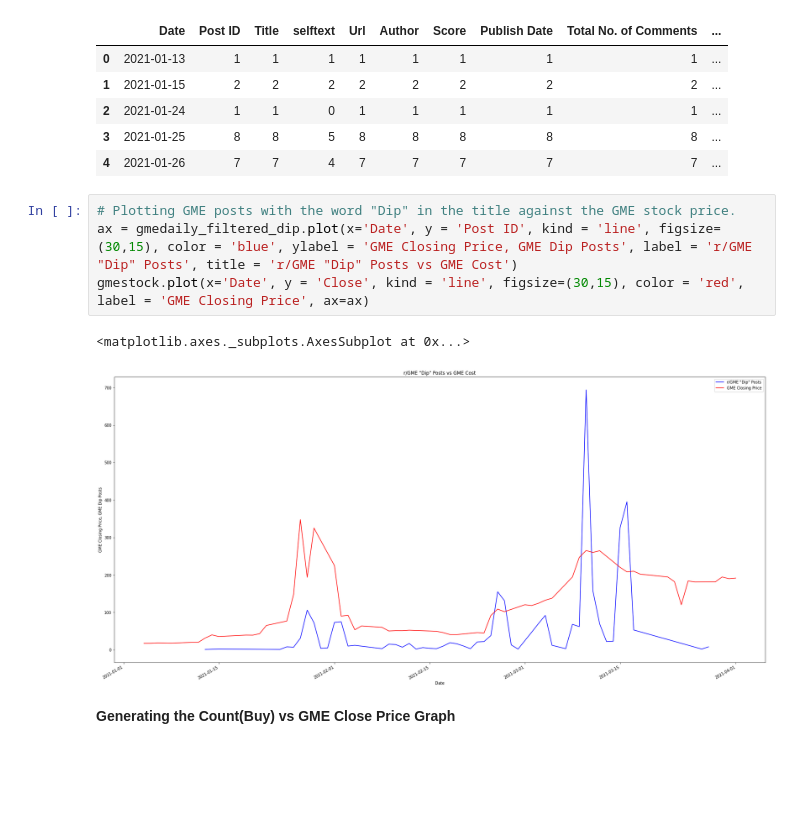
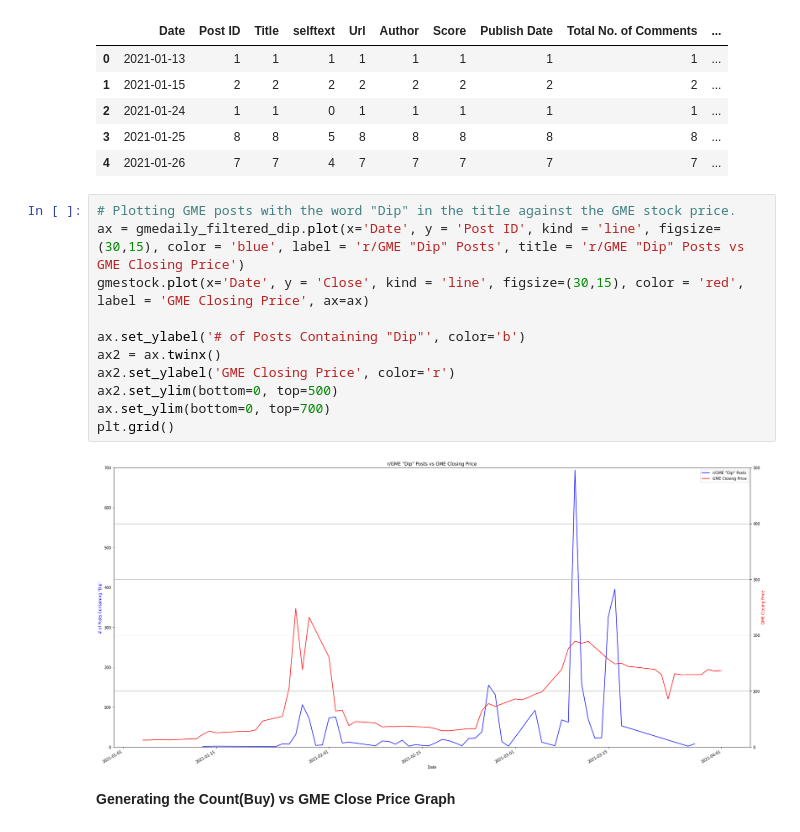
Before and after one commit to NeilCollinsMS/Unstructured-Data-Notebooks, a Jupyter notebook: GME_Graphing_Revised.ipynb, the cells around one changed output. Saved outputs shown, nothing was run; the diff lists cells and outputs as text; blank space fills up the shorter version.

Commit message:
Added more graphs

```diff
--- a/GME_Graphing_Revised.ipynb
+++ b/GME_Graphing_Revised.ipynb
@@ -229,10 +229,16 @@ gmedaily_filtered_dip.head()
 | 4 | 2021-01-26 | 7 | 7 | 4 | 7 | 7 | 7 | 7 | 7 | ... |
 # %%
 # Plotting GME posts with the word "Dip" in the title against the GME stock price.
-ax = gmedaily_filtered_dip.plot(x='Date', y = 'Post ID', kind = 'line', figsize=(30,15), color = 'blue', ylabel = 'GME Closing Price, GME Dip Posts', label = 'r/GME "Dip" Posts', title = 'r/GME "Dip" Posts vs GME Cost')
+ax = gmedaily_filtered_dip.plot(x='Date', y = 'Post ID', kind = 'line', figsize=(30,15), color = 'blue', label = 'r/GME "Dip" Posts', title = 'r/GME "Dip" Posts vs GME Closing Price')
 gmestock.plot(x='Date', y = 'Close', kind = 'line', figsize=(30,15), color = 'red', label = 'GME Closing Price', ax=ax)
+
+ax.set_ylabel('# of Posts Containing "Dip"', color='b')
+ax2 = ax.twinx()
+ax2.set_ylabel('GME Closing Price', color='r')
+ax2.set_ylim(bottom=0, top=500)
+ax.set_ylim(bottom=0, top=700)
+plt.grid()
 # %% [output]
-<matplotlib.axes._subplots.AxesSubplot at 0x...>
-[figure, old version]
+[figure, new version]
 # %% [markdown]
 **Generating the Count(Buy) vs GME Close Price Graph**
```
Also changed, not shown: parts of 26 cells of this notebook.
